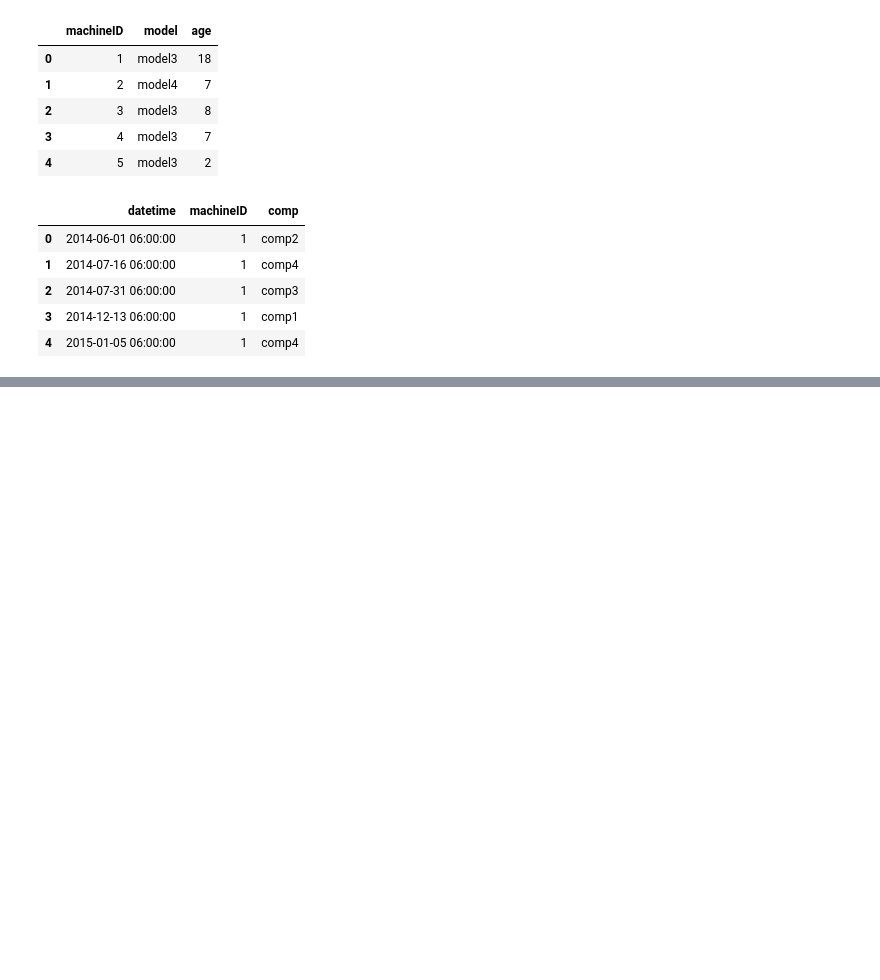
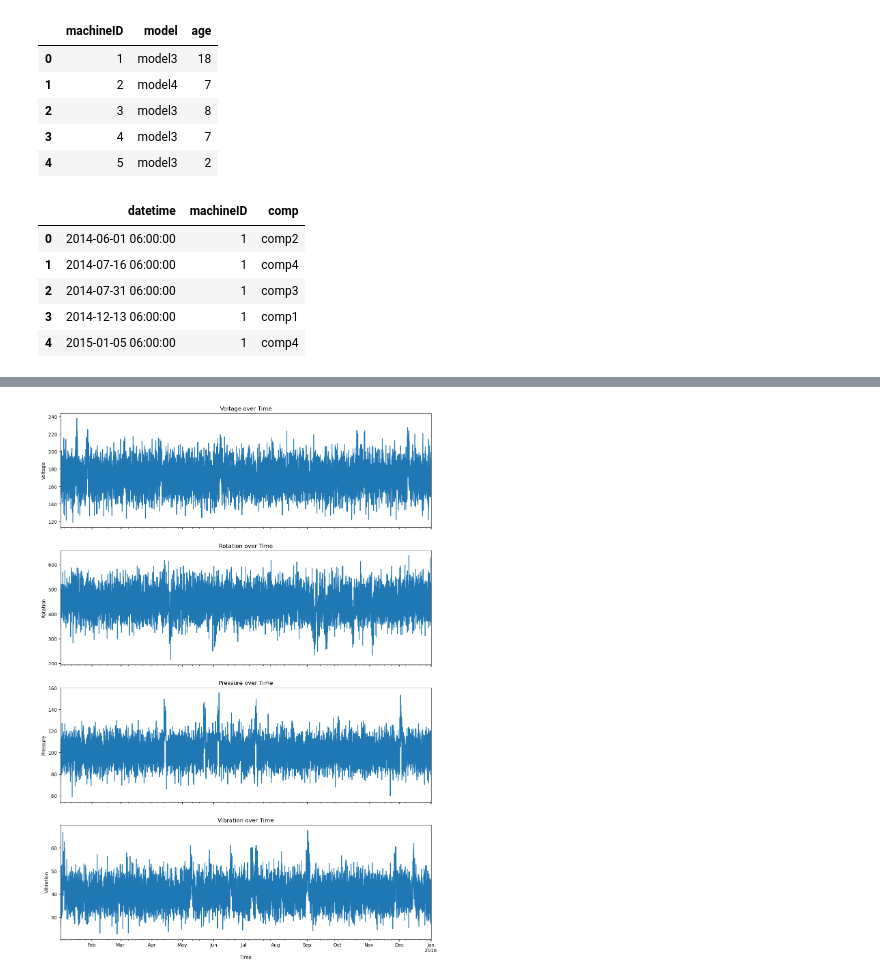
Before and after one commit to Femiux/Predictive_Maintenance, a Jupyter notebook: models/MY_MODEL.ipynb, the cells around one changed output, grey strips where cells are left out. Drawn from its saved outputs; the diff is of its cells as text; code cells hidden in the pictures; blank space fills up the shorter version.

```diff
--- a/models/MY_MODEL.ipynb
+++ b/models/MY_MODEL.ipynb
@@ -80,0 +450,27 @@ print(telemetry.head())
+# %%
+# Time Series Analysis of Telemetry Data for a sample machine
+sample_machine = telemetry[telemetry['machineID'] == 1]
+sample_machine.set_index('datetime_new', inplace=True)
+
+fig, axs = plt.subplots(4, 1, figsize=(14, 20), sharex=True)
+
+sample_machine['volt'].plot(ax=axs[0])
+axs[0].set_title('Voltage over Time')
+axs[0].set_ylabel('Voltage')
+
+sample_machine['rotate'].plot(ax=axs[1])
+axs[1].set_title('Rotation over Time')
+axs[1].set_ylabel('Rotation')
+
+sample_machine['pressure'].plot(ax=axs[2])
+axs[2].set_title('Pressure over Time')
+axs[2].set_ylabel('Pressure')
+
+sample_machine['vibration'].plot(ax=axs[3])
+axs[3].set_title('Vibration over Time')
+axs[3].set_ylabel('Vibration')
+
+plt.xlabel('Time')
+plt.show()
+# %% [output]
+[figure, added]
```
Also changed, not shown: parts of 46 cells of this notebook.
